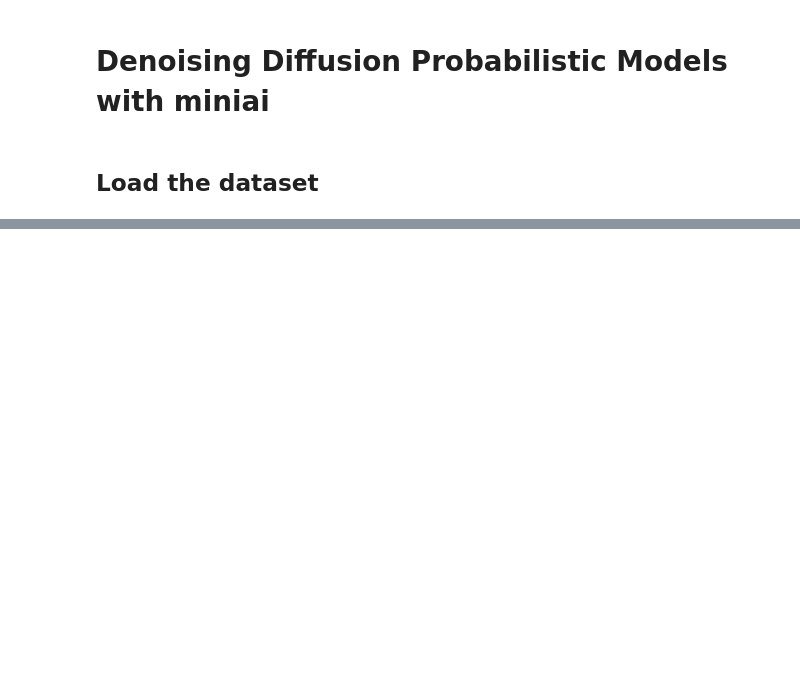
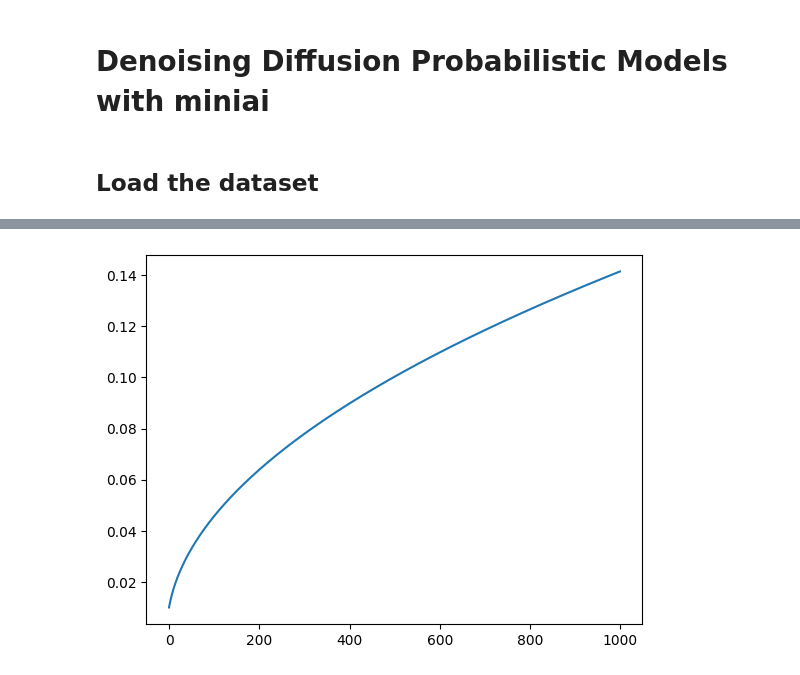
Before and after one commit to teome/diffusion-play, a Jupyter notebook: nbs/17_DDPM_v2.ipynb, the cells around one changed output, grey strips where cells are left out. Cells and saved outputs as stored; diff of their text form; code cells hidden in the pictures; blank space fills up the shorter version.

```diff
--- a/nbs/17_DDPM_v2.ipynb
+++ b/nbs/17_DDPM_v2.ipynb
@@ -51,0 +62,4 @@ show_images(xb[:16], imsize=1.5)
+# %%
+plt.plot(sigma);
+# %% [output]
+[figure, added]
```
Also changed, not shown: parts of 22 cells of this notebook.
